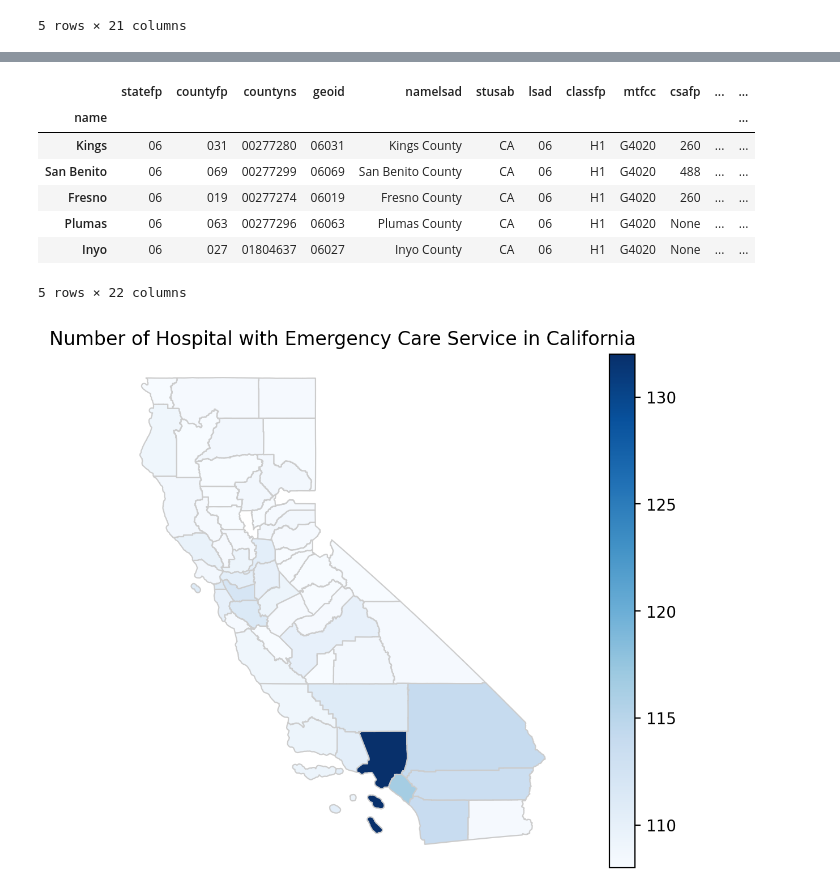
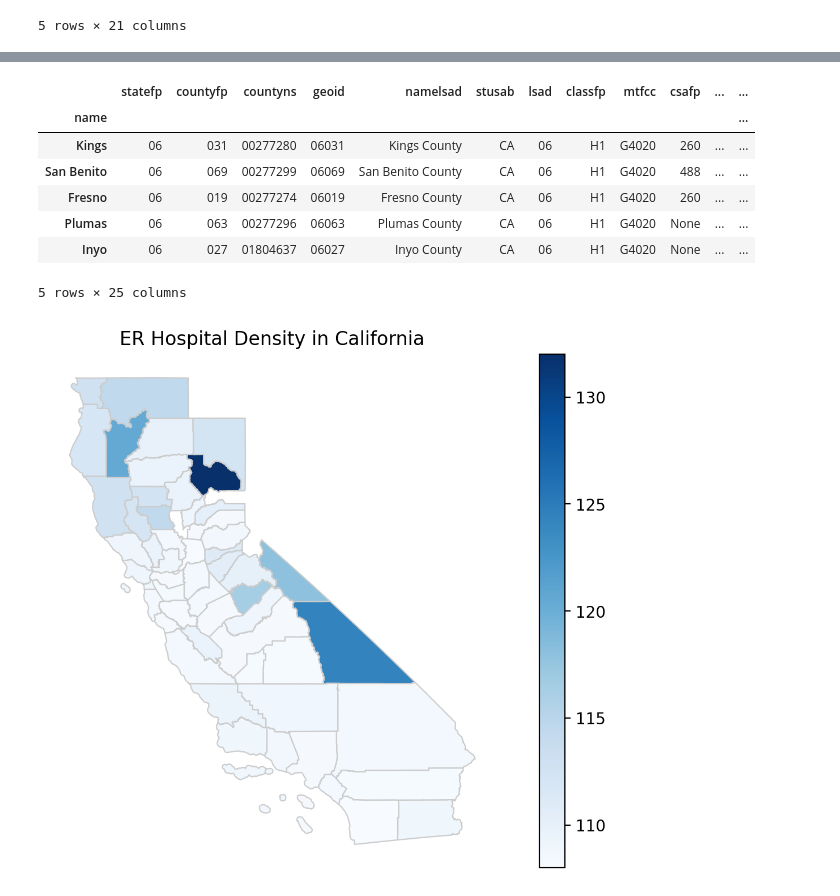
Before and after one commit to midori256/DS4A_Capstone_Project, a Jupyter notebook: Exploratory_Data_Analysis.ipynb, the cells around one changed output, grey strips where cells are left out. Drawn from its saved outputs; the diff is of its cells as text; code cells hidden in the pictures.

```diff
--- a/Exploratory_Data_Analysis.ipynb
+++ b/Exploratory_Data_Analysis.ipynb
@@ -235,6 +560,6 @@ map_df.plot()
 # %%
 # Merge geodata with hospital facility data
-merged_map = map_df.set_index('name').join(df_by_county)
+merged_map = map_df.set_index('name').join(df_by_county_merged.set_index("COUNTY_NAME"))
 merged_map.head()
 # %% [output]
 |  | statefp | countyfp | countyns | geoid | namelsad | stusab | lsad | classfp | mtfcc | csafp | ... | ... |
@@ -244,4 +569,4 @@ merged_map.head()
 | Fresno | 06 | 019 | 00277274 | 06019 | Fresno County | CA | 06 | H1 | G4020 | 260 | ... | ... |
 | Plumas | 06 | 063 | 00277296 | 06063 | Plumas County | CA | 06 | H1 | G4020 | None | ... | ... |
 | Inyo | 06 | 027 | 01804637 | 06027 | Inyo County | CA | 06 | H1 | G4020 | None | ... | ... |
-5 rows × 22 columns
+5 rows × 25 columns
@@ -261,8 +592,8 @@ def california_map(variable,maptitle):
 
     # add the colorbar to the figure
     cbar = fig.colorbar(sm)
-# %%
-california_map('COUNT_FAC','Number of Hospital with Emergency Care Service in California')
-# %% [output]
-[figure, removed]
+# %%
+california_map('FAC_DENSITY','ER Hospital Density in California')
+# %% [output]
+[figure, added]
 # %%
```
Also changed, not shown: parts of 38 cells of this notebook.
